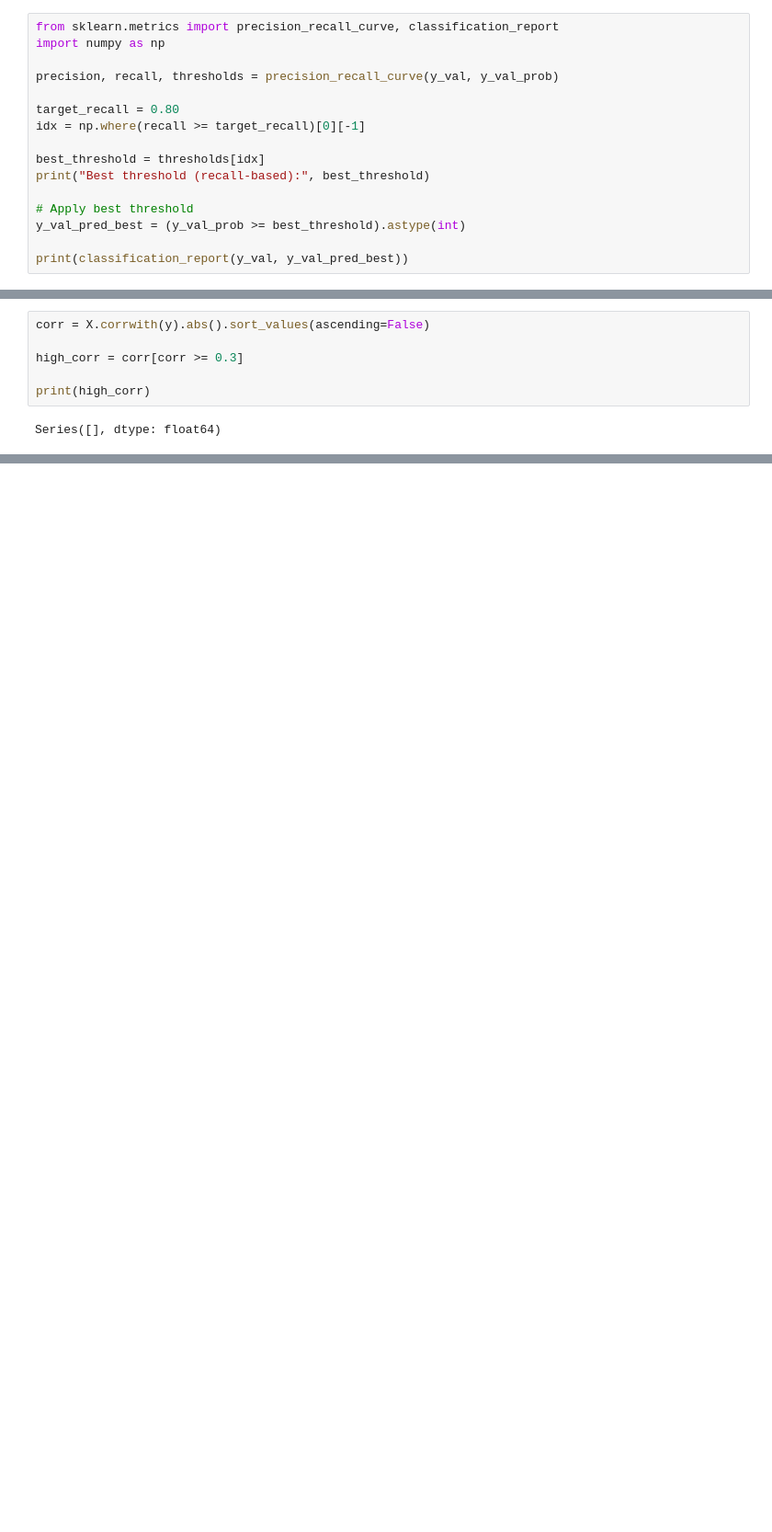
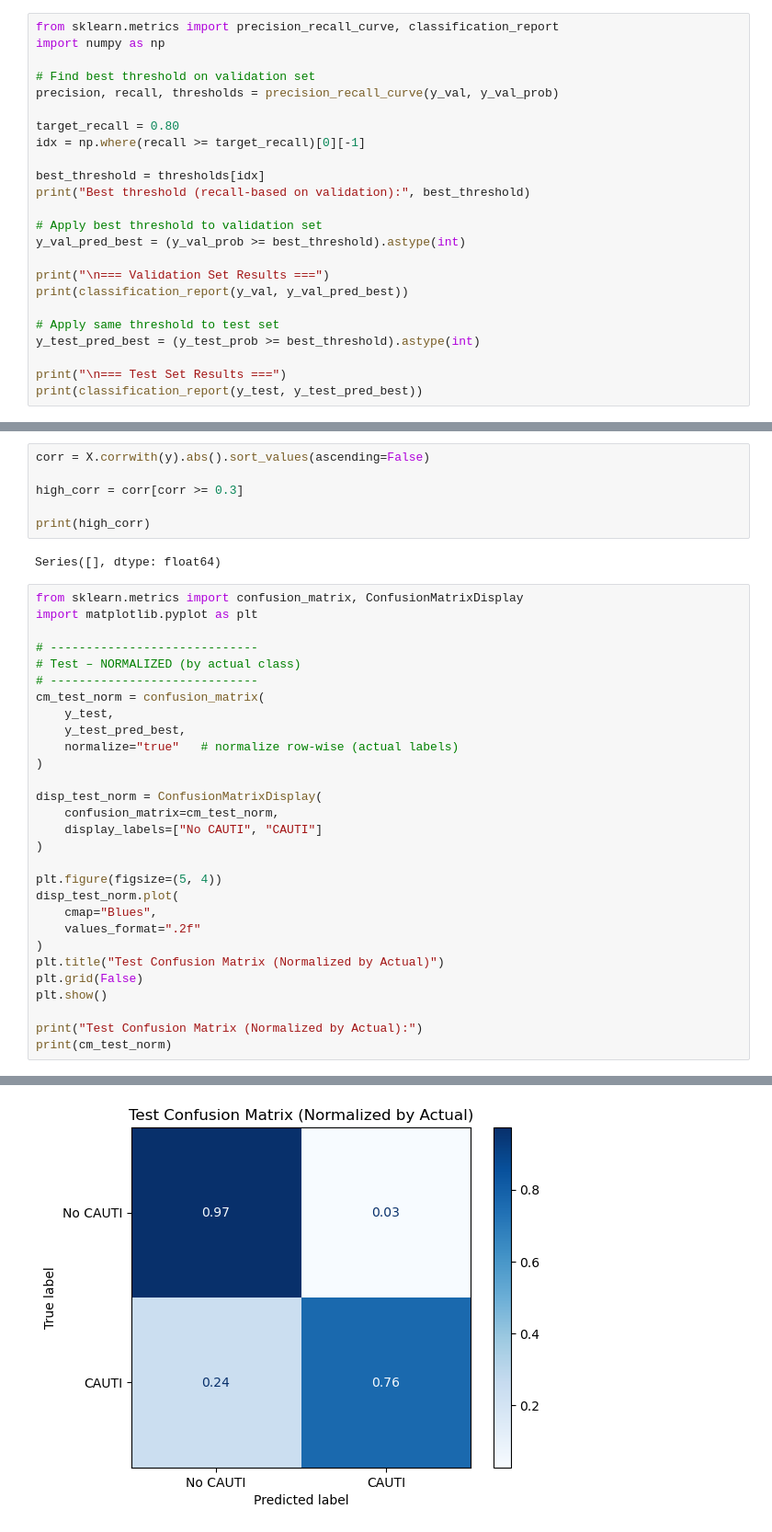
Before and after one commit to Sahil-Atul-Raghuvanshi/cauti_prediction_project, a Jupyter notebook: scripts/models/ANN_LOSO.ipynb, the cells around one changed output, grey strips where cells are left out. Shown at 92% size. Cells and saved outputs as stored; diff of their text form; blank space fills up the shorter version.

```diff
--- a/scripts/models/ANN_LOSO.ipynb
+++ b/scripts/models/ANN_LOSO.ipynb
@@ -157,16 +311,24 @@ y_val_prob = model.predict(X_val_scaled).ravel()
 from sklearn.metrics import precision_recall_curve, classification_report
 import numpy as np
 
+# Find best threshold on validation set
 precision, recall, thresholds = precision_recall_curve(y_val, y_val_prob)
 
 target_recall = 0.80
 idx = np.where(recall >= target_recall)[0][-1]
 
 best_threshold = thresholds[idx]
-print("Best threshold (recall-based):", best_threshold)
+print("Best threshold (recall-based on validation):", best_threshold)
 
-# Apply best threshold
+# Apply best threshold to validation set
 y_val_pred_best = (y_val_prob >= best_threshold).astype(int)
 
+print("\n=== Validation Set Results ===")
 print(classification_report(y_val, y_val_pred_best))
+
+# Apply same threshold to test set
+y_test_pred_best = (y_test_prob >= best_threshold).astype(int)
+
+print("\n=== Test Set Results ===")
+print(classification_report(y_test, y_test_pred_best))
 # %% [output]
@@ -230,3 +415,33 @@ high_corr = corr[corr >= 0.3]
 print(high_corr)
 # %% [output]
 Series([], dtype: float64)
+# %%
+from sklearn.metrics import confusion_matrix, ConfusionMatrixDisplay
+import matplotlib.pyplot as plt
+
+# -----------------------------
+# Test – NORMALIZED (by actual class)
+# -----------------------------
+cm_test_norm = confusion_matrix(
+    y_test,
+    y_test_pred_best,
+    normalize="true"   # normalize row-wise (actual labels)
+)
+
+disp_test_norm = ConfusionMatrixDisplay(
+    confusion_matrix=cm_test_norm,
+    display_labels=["No CAUTI", "CAUTI"]
+)
+
+plt.figure(figsize=(5, 4))
+disp_test_norm.plot(
+    cmap="Blues",
+    values_format=".2f"
+)
+plt.title("Test Confusion Matrix (Normalized by Actual)")
+plt.grid(False)
+plt.show()
+
+print("Test Confusion Matrix (Normalized by Actual):")
+print(cm_test_norm)
+# %% [output]
@@ -232,0 +449 @@ Series([], dtype: float64)
+[figure, added]
```
Also changed, not shown: parts of 17 cells of this notebook, 17 other files.
